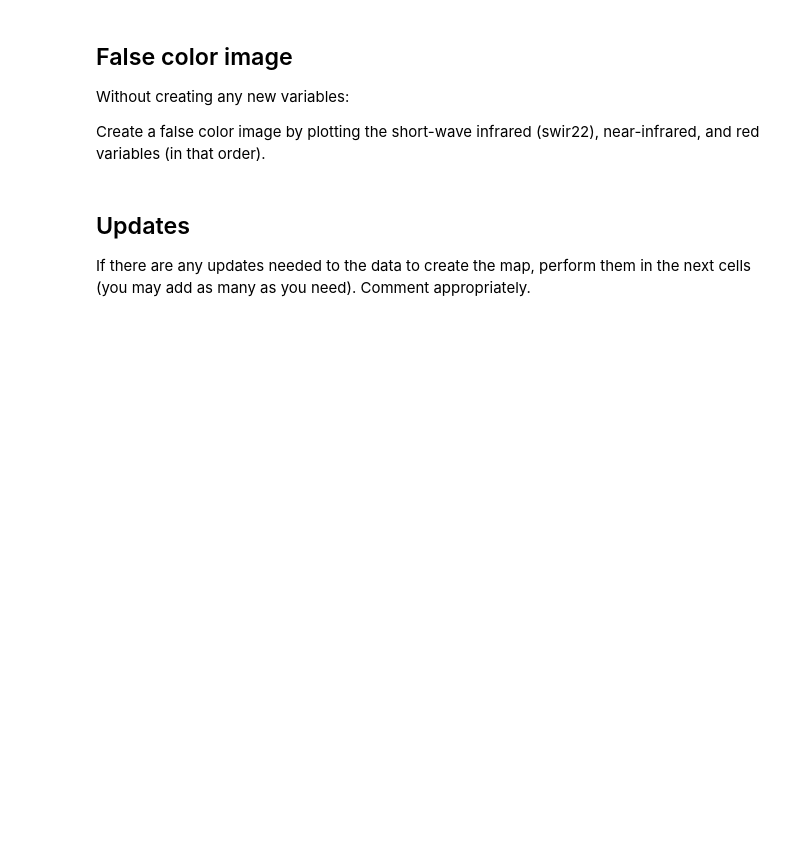
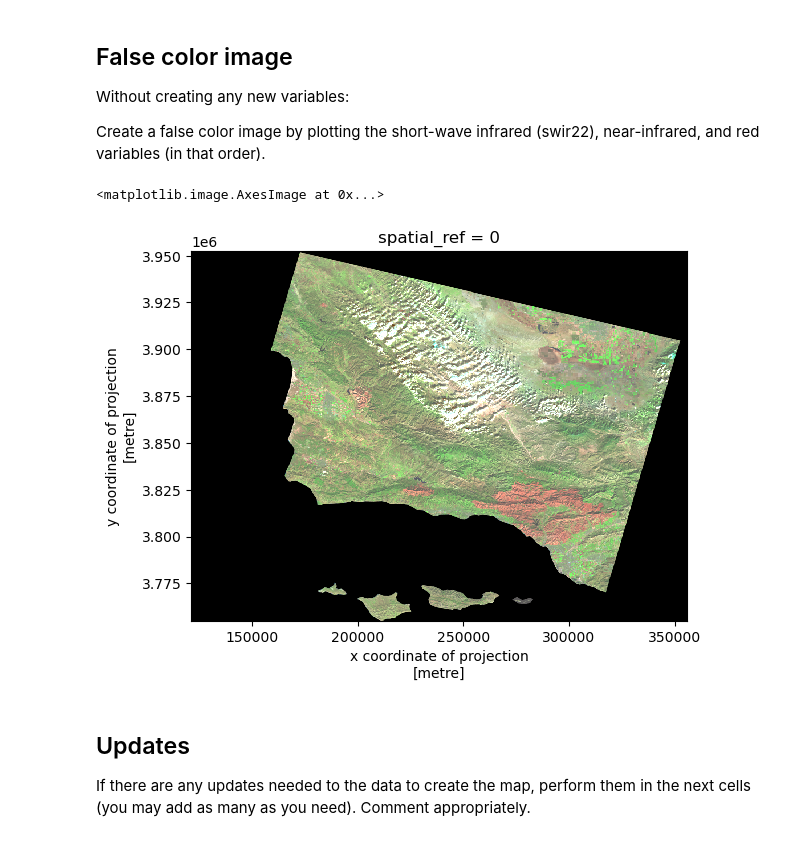
Before and after one commit to lchenhub/eds220-hwk-4, a Jupyter notebook: hwk4-task2-false-color.ipynb, the cells around one changed output. Drawn from its saved outputs; the diff is of its cells as text; code cells hidden in the pictures; blank space fills up the shorter version.

```diff
--- a/hwk4-task2-false-color.ipynb
+++ b/hwk4-task2-false-color.ipynb
@@ -172,6 +182,11 @@ Without creating any new variables:
 Create a false color image by plotting the short-wave infrared (swir22), near-infrared, and red variables (in that order).
 # %%
 # your code here
+
+landsat[['swir22', 'nir08', 'red']].to_array().plot.imshow(robust = True)
+# %% [output]
+<matplotlib.image.AxesImage at 0x...>
+[figure, added]
 # %% [markdown]
 ## Updates
 
```
Also changed, not shown: parts of 5 cells of this notebook, 1 other file.
